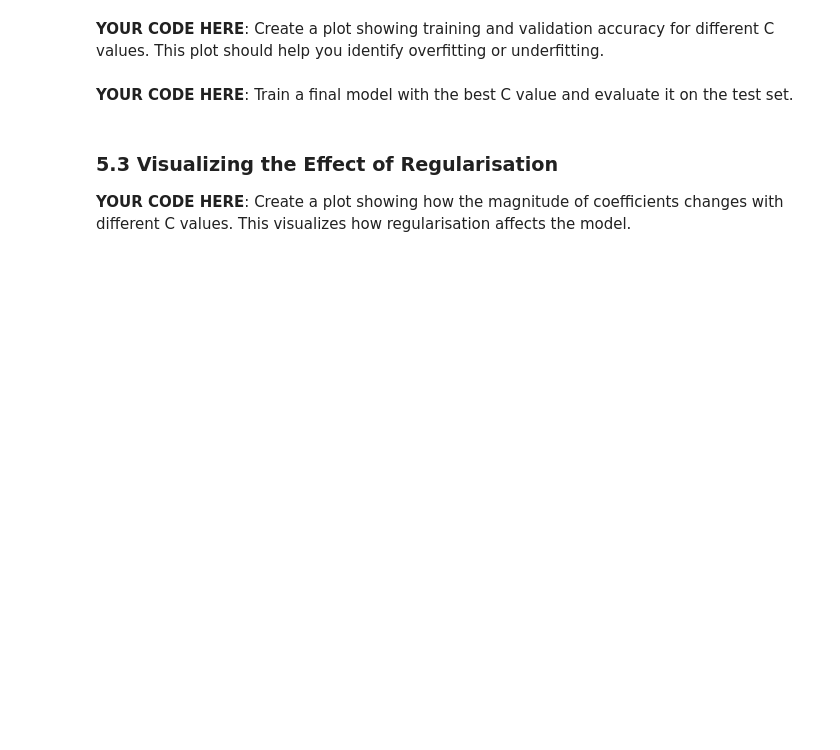
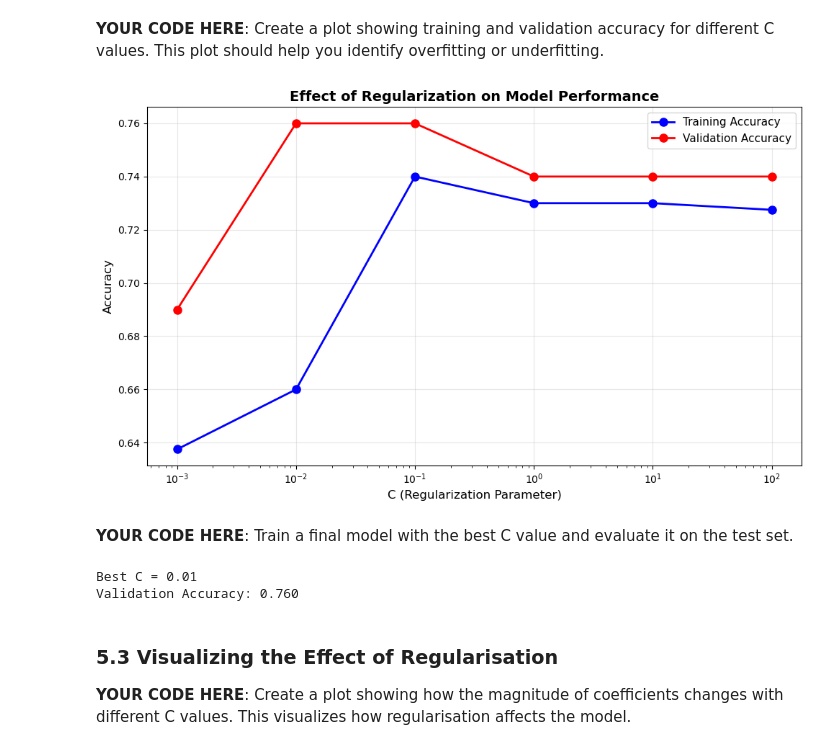
Before and after one commit to MatthewMcCarthy1/machine-learning-labs, a Jupyter notebook: Lab 3/logistic_regression_lab.ipynb, the cells around one changed output. Drawn from its saved outputs; the diff is of its cells as text; code cells hidden in the pictures; blank space fills up the shorter version.

```diff
--- a/Lab 3/logistic_regression_lab.ipynb
+++ b/Lab 3/logistic_regression_lab.ipynb
@@ -475,3 +547,22 @@ Subclasses:     LogisticRegressionCV
 #     # Train model with this C value
 #     # Calculate train and validation accuracy
 #     # Store results
+
+C_values = [0.001, 0.01, 0.1, 1, 10, 100]
+train_accuracies = []
+val_accuracies = []
+
+for C in C_values:
+    model_c = LogisticRegression(C=C)
+    model_c.fit(X_train_scaled, y_train)
+
+    train_acc = model_c.score(X_train_scaled, y_train)
+    val_acc = model_c.score(X_val_scaled, y_val)
+
+    train_accuracies.append(train_acc)
+    val_accuracies.append(val_acc)
+    print(f"C={C:6.3f} | Train Accuracy: {train_acc:.3f} | Val Accuracy: {val_acc:.3f}")
+
+best_idx = np.argmax(val_accuracies)
+best_C = C_values[best_idx]
+print(f"\nBest C: {best_C} with Val Accuracy: {val_accuracies[best_idx]:.3f}")
@@ -484,9 +580,37 @@ Subclasses:     LogisticRegressionCV
+# %%
+# YOUR CODE HERE
+# Plot training and validation accuracy vs C
+# Use a log scale for the x-axis (plt.xscale('log'))
+
+plt.figure(figsize=(10, 6))
+plt.plot(C_values, train_accuracies, 'bo-', label='Training Accuracy', linewidth=2, markersize=8)
+plt.plot(C_values, val_accuracies, 'ro-', label='Validation Accuracy', linewidth=2, markersize=8)
+plt.xscale('log')
+plt.xlabel('C (Regularization Parameter)', fontsize=12)
+plt.ylabel('Accuracy', fontsize=12)
+plt.title('Effect of Regularization on Model Performance', fontsize=14, fontweight='bold')
+plt.legend(fontsize=11)
+plt.grid(True, alpha=0.3)
+plt.tight_layout()
+plt.show()
+# %% [output]
+[figure, added]
 # %% [markdown]
 **YOUR CODE HERE**: Train a final model with the best C value and evaluate it on the test set.
 # %%
 # YOUR CODE HERE
 # Train final model with best C
 # Evaluate on test set
+
+model_best_c = LogisticRegression(C=best_C)
+model_best_c.fit(X_train_scaled, y_train)
+
+val_acc = model_best_c.score(X_val_scaled, y_val)
+print(f"Best C = {best_C}")
+print(f"Validation Accuracy: {val_acc:.3f}")
+# %% [output]
+Best C = 0.01
+Validation Accuracy: 0.760
 # %% [markdown]
 ### 5.3 Visualizing the Effect of Regularisation
 
```
Also changed, not shown: parts of 24 cells of this notebook.
